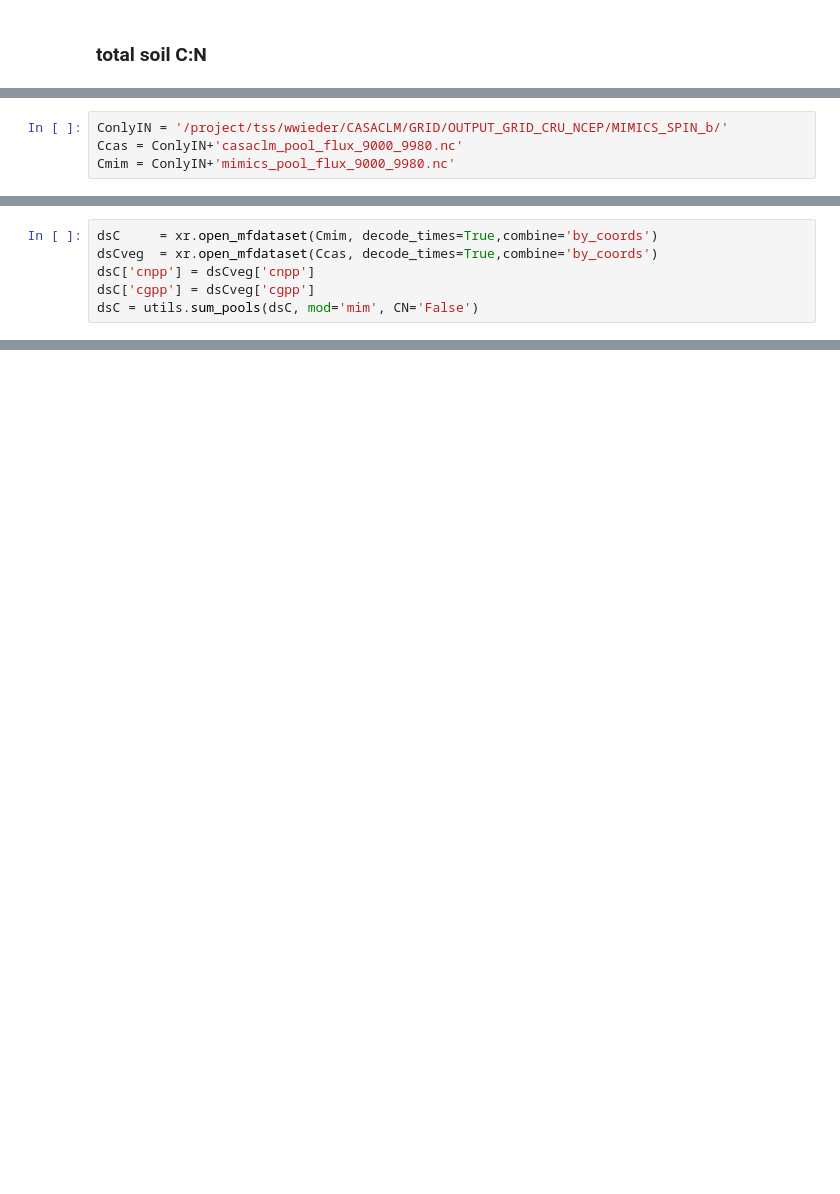
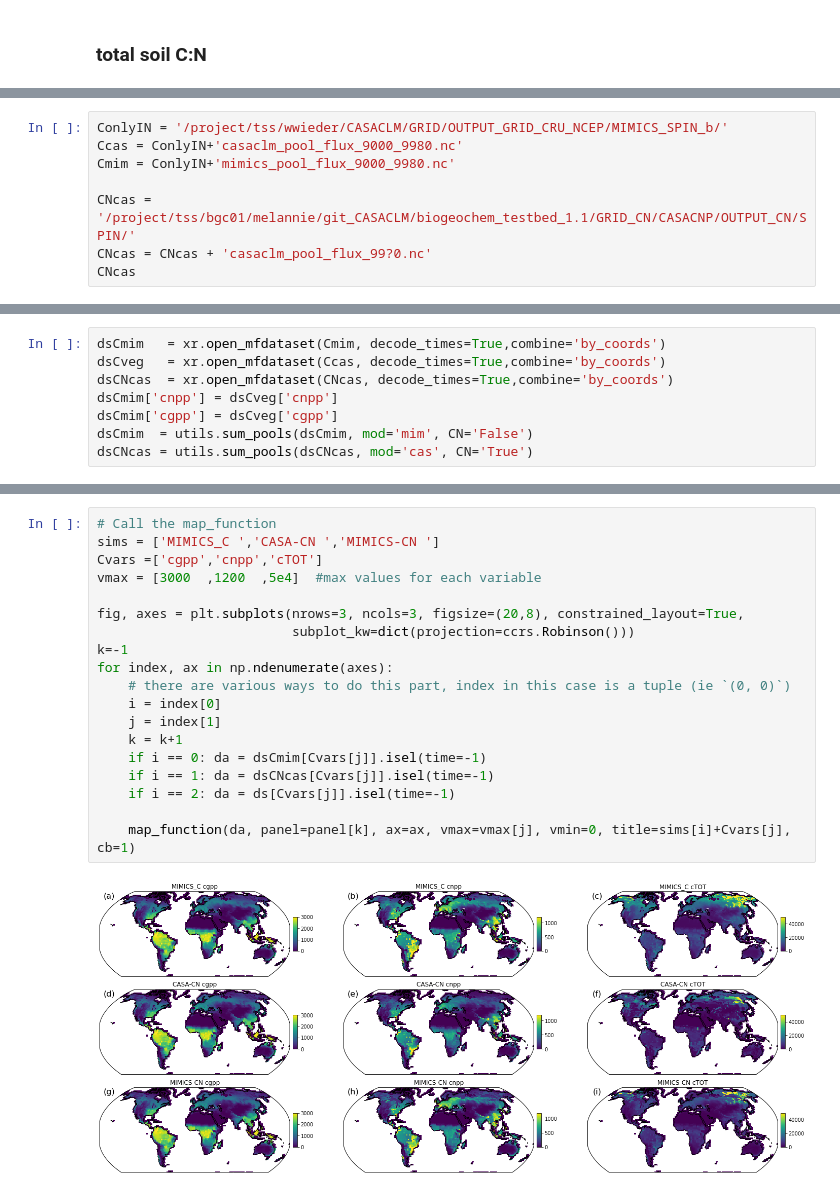
Before and after one commit to wwieder/biogeochem_testbed, a Jupyter notebook: analysis_code/CheckSpinup.ipynb, the cells around one changed output, grey strips where cells are left out. Saved outputs shown, nothing was run; the diff lists cells and outputs as text; blank space fills up the shorter version.

```diff
--- a/analysis_code/CheckSpinup.ipynb
+++ b/analysis_code/CheckSpinup.ipynb
@@ -82,3 +113,7 @@ globalSum(ds,Cvars, plot=True)
 ConlyIN = '/project/tss/wwieder/CASACLM/GRID/OUTPUT_GRID_CRU_NCEP/MIMICS_SPIN_b/'
 Ccas = ConlyIN+'casaclm_pool_flux_9000_9980.nc'
 Cmim = ConlyIN+'mimics_pool_flux_9000_9980.nc'
+
+CNcas = '/project/tss/bgc01/melannie/git_CASACLM/biogeochem_testbed_1.1/GRID_CN/CASACNP/OUTPUT_CN/SPIN/'
+CNcas = CNcas + 'casaclm_pool_flux_99?0.nc'
+CNcas
@@ -97,6 +122,8 @@ Attributes:
 # %%
-dsC     = xr.open_mfdataset(Cmim, decode_times=True,combine='by_coords')
-dsCveg  = xr.open_mfdataset(Ccas, decode_times=True,combine='by_coords')
-dsC['cnpp'] = dsCveg['cnpp']
-dsC['cgpp'] = dsCveg['cgpp']
-dsC = utils.sum_pools(dsC, mod='mim', CN='False')
+dsCmim   = xr.open_mfdataset(Cmim, decode_times=True,combine='by_coords')
+dsCveg   = xr.open_mfdataset(Ccas, decode_times=True,combine='by_coords')
+dsCNcas  = xr.open_mfdataset(CNcas, decode_times=True,combine='by_coords')
+dsCmim['cnpp'] = dsCveg['cnpp']
+dsCmim['cgpp'] = dsCveg['cgpp']
+dsCmim  = utils.sum_pools(dsCmim, mod='mim', CN='False')
+dsCNcas = utils.sum_pools(dsCNcas, mod='cas', CN='True')
@@ -113 +160,22 @@ dsC['cnpp'].where(dsC['cnpp']>50).isel(time=0).plot(robust=True);
+# %%
+# Call the map_function
+sims = ['MIMICS_C ','CASA-CN ','MIMICS-CN ']
+Cvars =['cgpp','cnpp','cTOT']
+vmax = [3000  ,1200  ,5e4]  #max values for each variable
+
+fig, axes = plt.subplots(nrows=3, ncols=3, figsize=(20,8), constrained_layout=True,
+                         subplot_kw=dict(projection=ccrs.Robinson()))
+k=-1
+for index, ax in np.ndenumerate(axes):
+    # there are various ways to do this part, index in this case is a tuple (ie `(0, 0)`)
+    i = index[0]
+    j = index[1]
+    k = k+1
+    if i == 0: da = dsCmim[Cvars[j]].isel(time=-1)
+    if i == 1: da = dsCNcas[Cvars[j]].isel(time=-1)
+    if i == 2: da = ds[Cvars[j]].isel(time=-1)
+
+    map_function(da, panel=panel[k], ax=ax, vmax=vmax[j], vmin=0, title=sims[i]+Cvars[j], cb=1)
+# %% [output]
+[figure, added]
 # %% [markdown]
```
Also changed, not shown: parts of 32 cells of this notebook, 2 other files.
